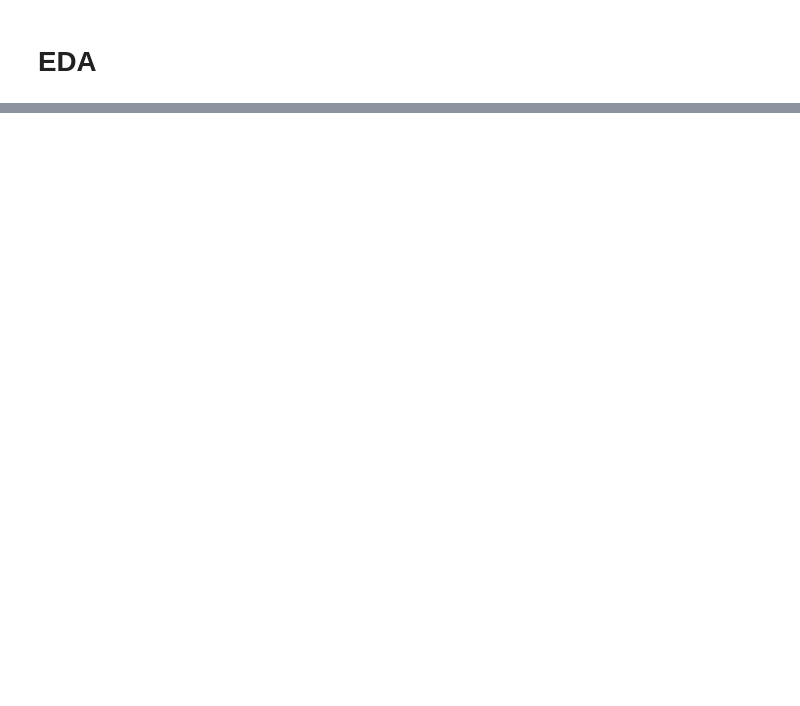
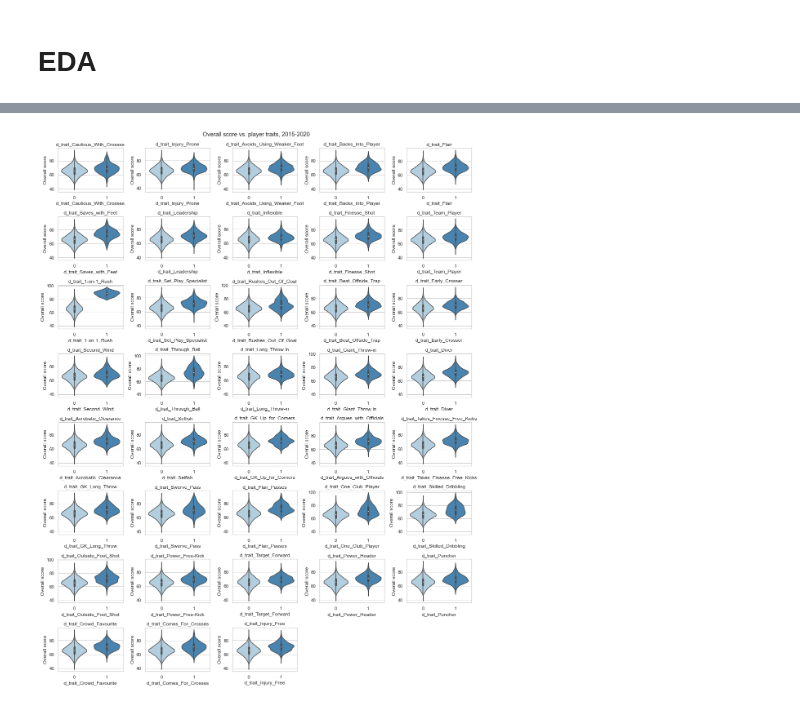
Before and after one commit to rhashimo/cs109-final-project, a Jupyter notebook: 01_ryu_eda.ipynb, the cells around one changed output, grey strips where cells are left out. Drawn from its saved outputs; the diff is of its cells as text; code cells hidden in the pictures; blank space fills up the shorter version.

```diff
--- a/01_ryu_eda.ipynb
+++ b/01_ryu_eda.ipynb
@@ -64,0 +89,15 @@ df.head()
+# %%
+# player traits
+d_traits = [x for x in df.columns if x.startswith('d_trait')]
+
+fig, axs = plt.subplots(8, 5, figsize = (15, 20))
+for i, ax in enumerate(axs.ravel()):
+    if i >= len(d_traits):
+        ax.set_visible(False)
+    else:
+        sns.violinplot(data=df, x=d_traits[i], y='overall', palette='Blues', ax=ax)
+        ax.set(xlabel=d_traits[i], ylabel='Overall score', title=d_traits[i])
+fig.suptitle('Overall score vs. player traits, 2015-2020')
+plt.tight_layout(rect=[0, 0.03, 1, 0.99])
+# %% [output]
+[figure, added]
```
Also changed, not shown: parts of 19 cells of this notebook, 1 other file.
